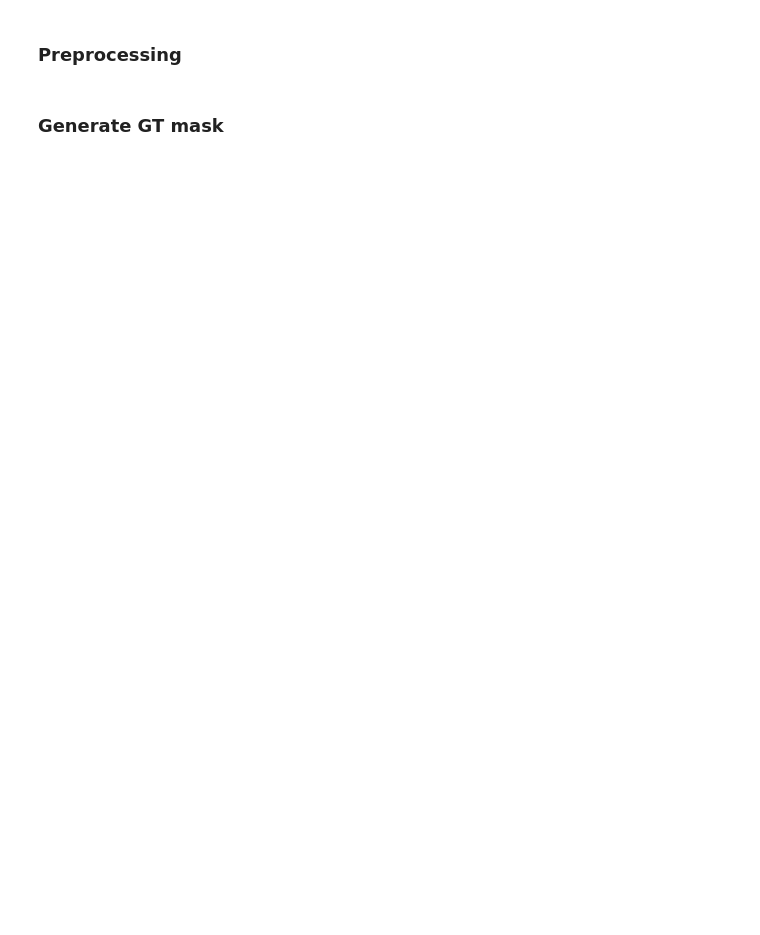
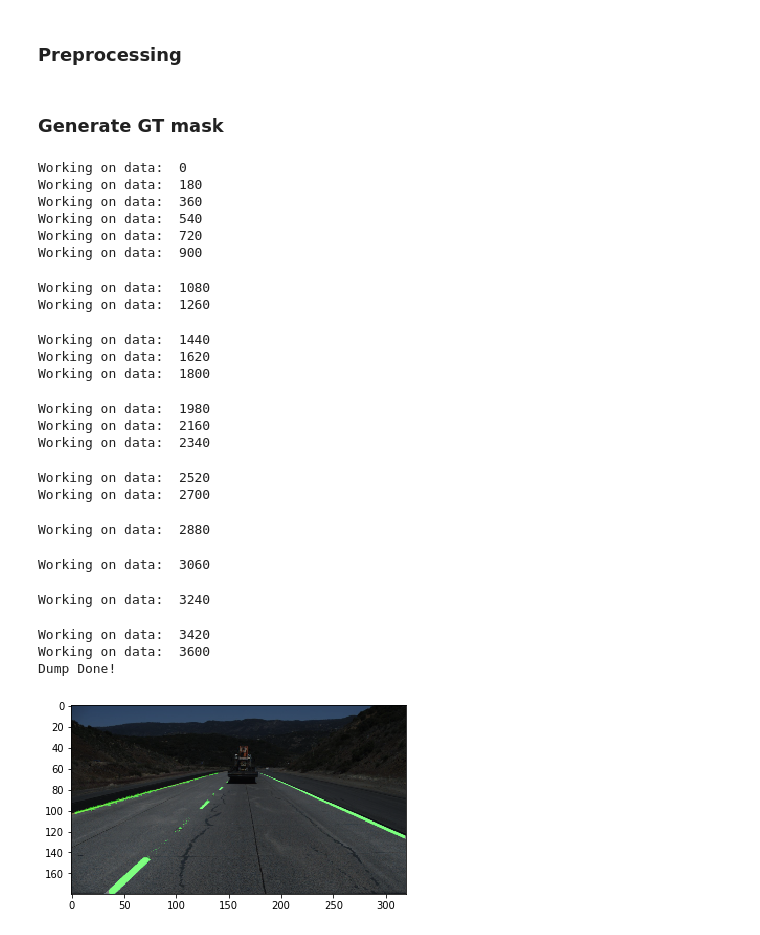
Before and after one commit to KiqueGar/Data_Lane, a Jupyter notebook: Lane Detection.ipynb, the cells around one changed output. Cells and saved outputs as stored; diff of their text form; code cells hidden in the pictures; blank space fills up the shorter version.

Commit message:
Preprocess all data for GT Generation
Outputs data as pickle file

```diff
--- a/Lane Detection.ipynb
+++ b/Lane Detection.ipynb
@@ -130,10 +137,13 @@ def _get_coeffs(gt_lanes, y_samples):
     polys=[]
     gt_lanes_pts = [[(x, y) for (x, y) in zip(lane, y_samples) if x >= 0] for lane in gt_lanes]
     for lane in gt_lanes_pts:
-        lane = np.asarray(lane)
-        x = lane[:,0]
-        y = lane[:,1]
-        polys.append(np.polyfit(y,x, 2))
+        if len(lane)==0:
+            polys.append(np.asarray([0,0,0]))
+        else:
+            lane = np.asarray(lane)
+            x = lane[:,0]
+            y = lane[:,1]
+            polys.append(np.polyfit(y,x, 2))
     polys = _filter_4lines(polys)
     return polys
 
@@ -198,25 +208,49 @@ def generate_GT(data, input_path="train_set/", debbug=False, output_dir="out_img
 # %%
 x=[]
 y=[]
 names=[]
 polys=[]
 rute=[]
-#for i in range(len(json_gt)):
-for i in range(3):
+for i in range(len(json_gt)):
     test_data = _get_gt(json_gt,i)
     name, poly, mask, img = generate_GT(test_data)
     names.append(name)
     rute.append(test_data[0])
     polys.append(poly)
     x.append(img)
     y.append(mask)
-
+    if (i%180 == 0):
+        print("Working on data: ", i)
 
     #mpimg.imsave("out_img/" + name + "_mask.jpg",mask)
     #mpimg.imsave("out_img/" + name + "_img.jpg",img)
 
 plt.imshow(cv2.addWeighted(mask, 0.5, img, 0.5, 0))
 print("Dump Done!")
+# %% [output]
+Working on data:  0
+Working on data:  180
+Working on data:  360
+Working on data:  540
+Working on data:  720
+Working on data:  900
+Working on data:  1080
+Working on data:  1260
+Working on data:  1440
+Working on data:  1620
+Working on data:  1800
+Working on data:  1980
+Working on data:  2160
+Working on data:  2340
+Working on data:  2520
+Working on data:  2700
+Working on data:  2880
+Working on data:  3060
+Working on data:  3240
+Working on data:  3420
+Working on data:  3600
+Dump Done!
+[figure, added]
 # %%
 print(names[2])
 print(rute[2])
```
Also changed, not shown: parts of 4 cells of this notebook.
